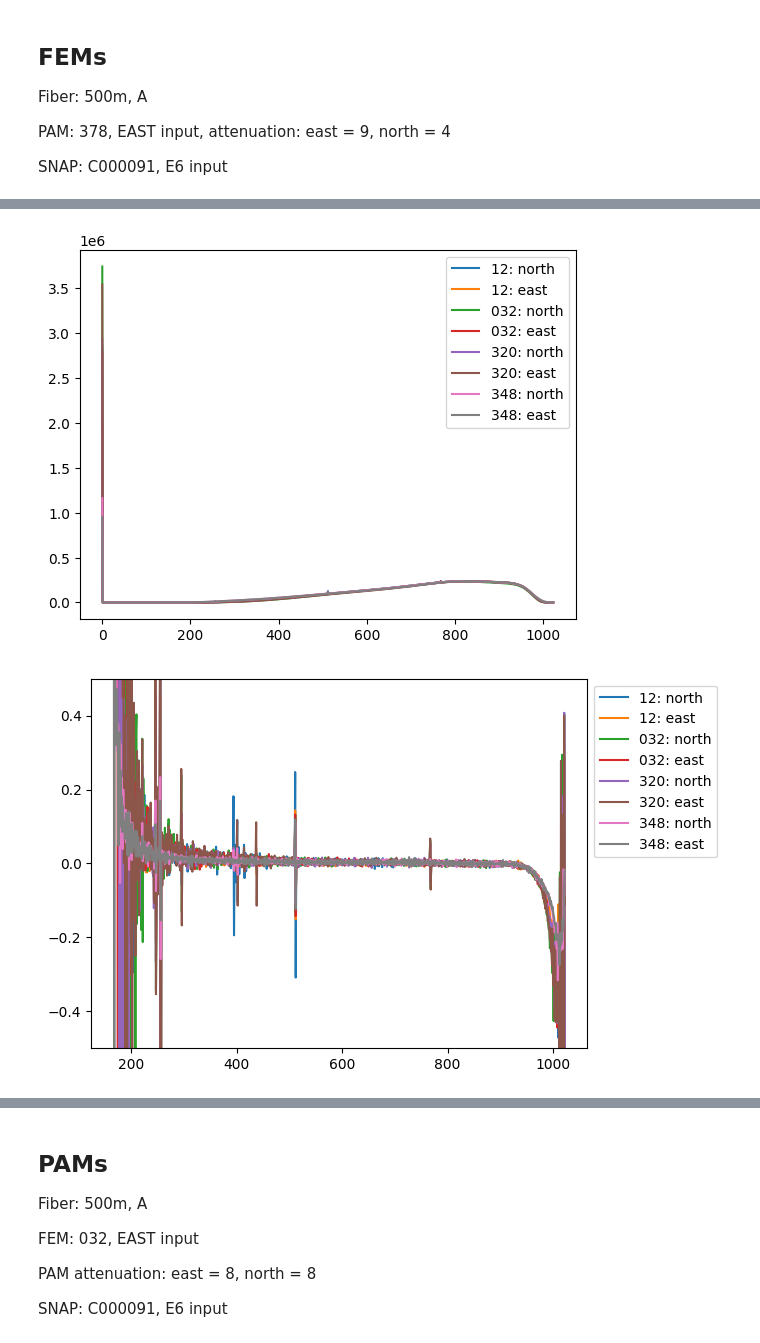
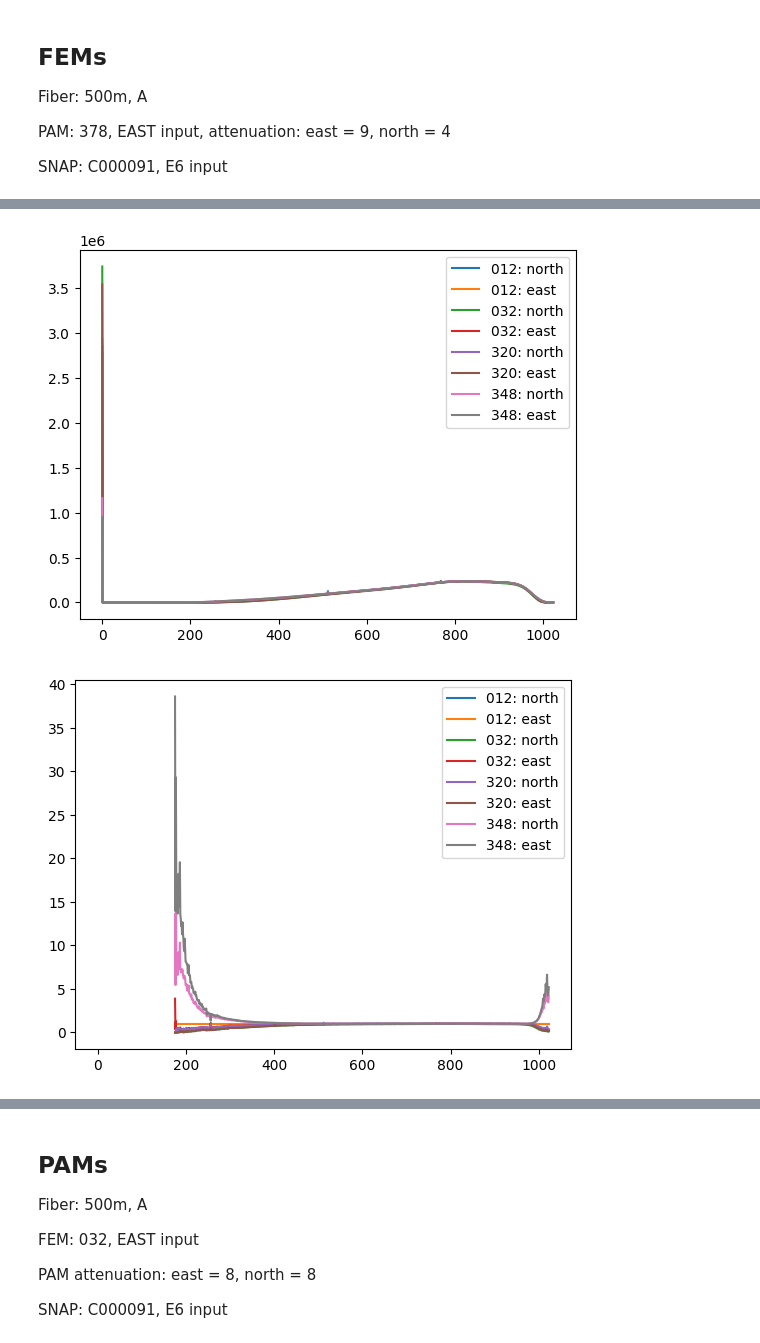
Before and after one commit to EIGSEP/eigsep_corr, a Jupyter notebook: gain_calibration/gain_calibration.ipynb, the cells around one changed output, grey strips where cells are left out. Cells and saved outputs as stored; diff of their text form; code cells hidden in the pictures.

Commit message:
add ratio plots

```diff
--- a/gain_calibration/gain_calibration.ipynb
+++ b/gain_calibration/gain_calibration.ipynb
@@ -61,6 +61,26 @@ def plot_norm(data, id_nums, ref_max):
     #plt.ylim(0, 1e6)
     plt.show()
 
+def plot_ratio(data, id_nums, ref_id, ref_pol="east"):
+    """
+    Ratio between all the signals and a reference signal. The reference signal is specfied by
+    ``ref_id'' and ``ref_pol''.
+
+    data : dict, peak normalized data
+    id_nums : list of str
+    ref_id : the id to normalize by
+    ref_pol : the pol to normalize by
+    """
+    ref_signal = data[ref_id][ref_pol]
+    plt.figure()
+    for id_num in id_nums:
+        d = data[id_num]
+        for pol in ["north", "east"]:
+            plt.plot(d[pol] / ref_signal, label=f"{id_num}: {pol}")
+    plt.legend()
+    #plt.ylim(0, 1e6)
+    plt.show()
+
 def plot_noise(data, id_nums):
     plt.figure()
     for id_num in id_nums:
@@ -78,10 +98,11 @@ PAM: 378, EAST input, attenuation: east = 9, north = 4
 
 SNAP: C000091, E6 input
 # %%
-FEMS = ["12", "032", "320", "348"]
+FEMS = ["012", "032", "320", "348"]
 fem_data, fem_norm = all_data(FEMS, "fem")
 
 plot_data(fem_data, FEMS)
-plot_norm(fem_norm, FEMS, get_max(fem_data["12"]["east"]))
+plot_norm(fem_norm, FEMS, get_max(fem_data["012"]["east"]))
+plot_ratio(fem_norm, FEMS, "012", ref_pol="east")
 plot_noise(fem_data, FEMS)
 # %% [output]
@@ -89,2 +110,2 @@ plot_noise(fem_data, FEMS)
-[figure, old version]
+[figure, new version]
-[figure, old version]
+[figure, new version]
```
Also changed, not shown: parts of 4 cells of this notebook.
